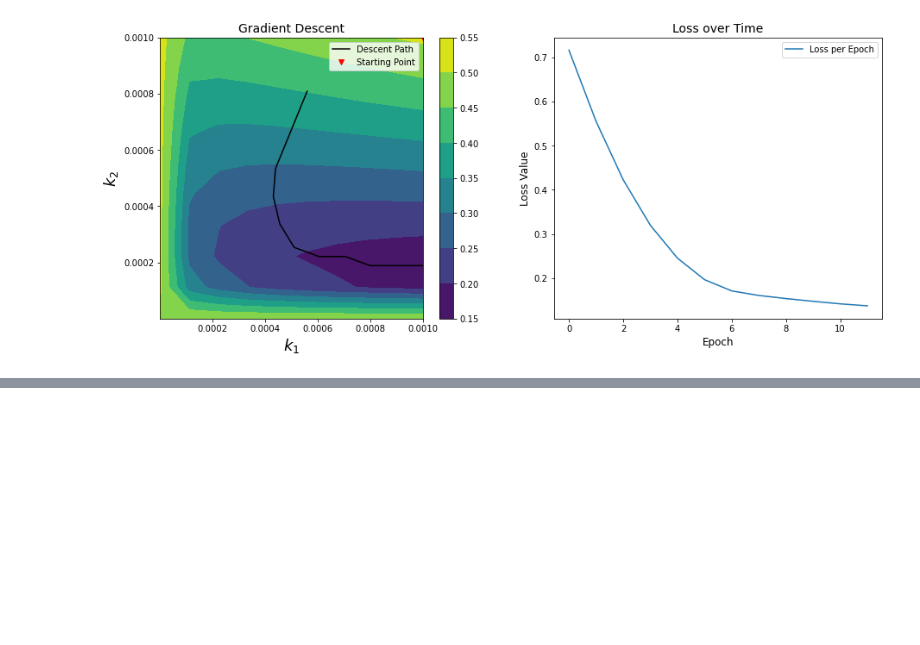
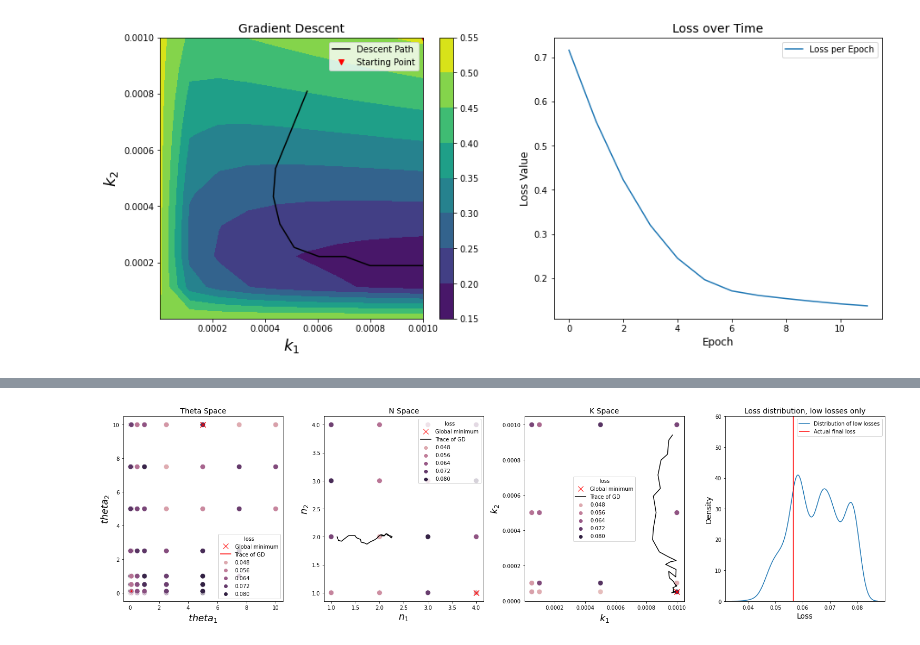
Before and after one commit to cjmerzbacher/msc-thesis, a Jupyter notebook: no_backprop_6D/no_backprop_sundials.ipynb, the cells around one changed output, grey strips where cells are left out. Saved outputs shown, nothing was run; the diff lists cells and outputs as text; code cells hidden in the pictures; blank space fills up the shorter version.

```diff
--- a/no_backprop_6D/no_backprop_sundials.ipynb
+++ b/no_backprop_6D/no_backprop_sundials.ipynb
@@ -382,0 +444,54 @@ fig.savefig(str(initial_params)+'_sundials6d.png')
+# %%
+#Plot local minima of space
+landscape = true_landscape.loc[true_landscape.theta1 != 100].loc[true_landscape.theta2 != 100]
+min_loss = landscape.loss.min()
+tolerance = 0.04
+
+low_loss = landscape.loc[landscape.loss < min_loss + tolerance]
+min_loss_landscape = landscape.loc[landscape.loss == min_loss]
+fig, axs = plt.subplots(1, 4, figsize=(21, 6))
+
+endpoint = 'Theta Space'
+ax = axs[0]
+ax.plot(min_loss_landscape.theta1, min_loss_landscape.theta2, 'rx', markersize=10, label='Global minimum')
+ax.plot(theta1_trace, theta2_trace, 'r-', label='Trace of GD')
+sns.scatterplot(x='theta1', y='theta2', data = low_loss, hue='loss', ax=ax, s=100)
+
+ax.set_title(f'{endpoint}', fontsize=14)
+ax.set_xlabel('$theta_1$', fontsize=18)
+ax.set_ylabel('$theta_2$', fontsize=18)
+
+
+endpoint = 'N Space'
+ax = axs[1]
+ax.plot(min_loss_landscape.n1, min_loss_landscape.n2, 'rx', markersize=10, label='Global minimum')
+ax.plot(n1_trace, n2_trace, 'k-', label='Trace of GD')
+sns.scatterplot(x='n1', y='n2', data = low_loss, hue='loss', ax=ax , s=100)
+
+ax.set_title(f'{endpoint}', fontsize=14)
+ax.set_xlabel('$n_1$', fontsize=18)
+ax.set_ylabel('$n_2$', fontsize=18)
+
+endpoint = 'K Space'
+ax = axs[2]
+ax.plot(min_loss_landscape.k1, min_loss_landscape.k2, 'rx', markersize=10, label='Global minimum')
+ax.plot(k1_trace, k2_trace, 'k-', label='Trace of GD')
+
+sns.scatterplot(x='k1', y='k2', data = low_loss, hue='loss', ax=ax, s=100)
+ax.set_title(f'{endpoint}', fontsize=14)
+ax.set_xlabel('$k_1$', fontsize=18)
+ax.set_ylabel('$k_2$', fontsize=18)
+
+endpoint = 'Loss distribution, low losses only'
+ax = axs[3]
+sns.kdeplot(low_loss.loss, ax=ax, label='Distribution of low losses')
+ax.vlines(losses[-1], 0, 200, colors='r', label='Actual final loss')
+ax.set_ylim([0, 60])
+ax.set_title(f'{endpoint}', fontsize=14)
+ax.set_xlabel('Loss', fontsize=14)
+ax.set_ylabel('Density', fontsize=14)
+ax.legend()
+fig.tight_layout()
+fig.savefig('low_losses_exploration_with_trace.png')
+# %% [output]
+[figure, added]
```
Also changed, not shown: parts of 9 cells of this notebook, 6 other files.
